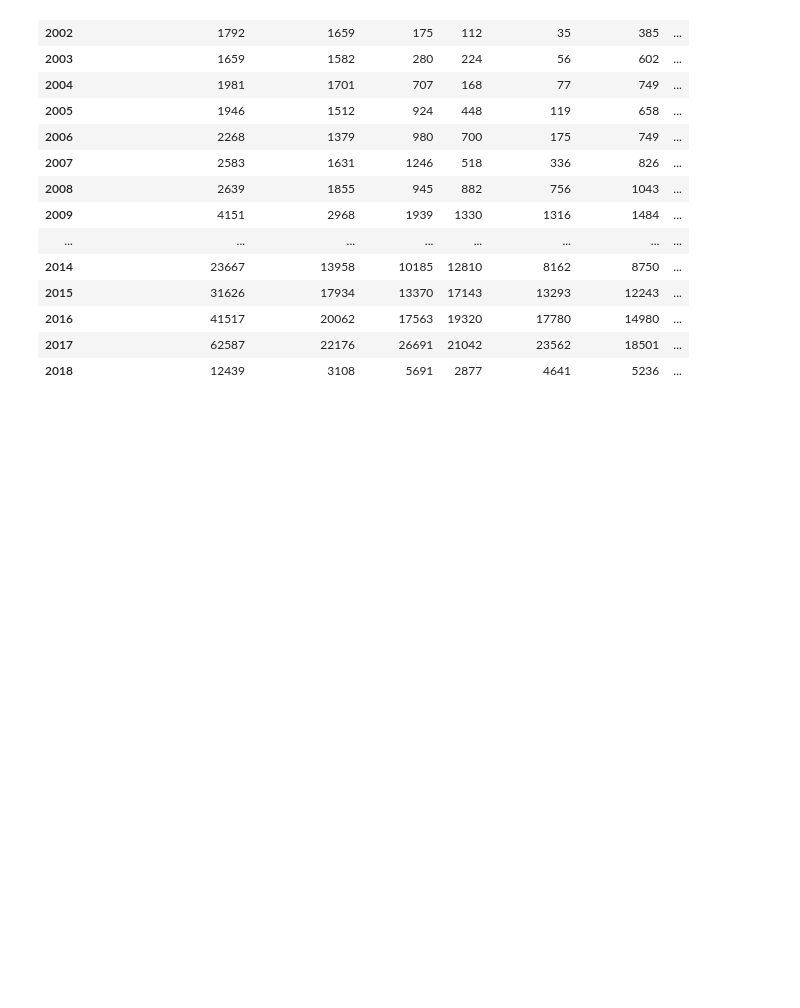
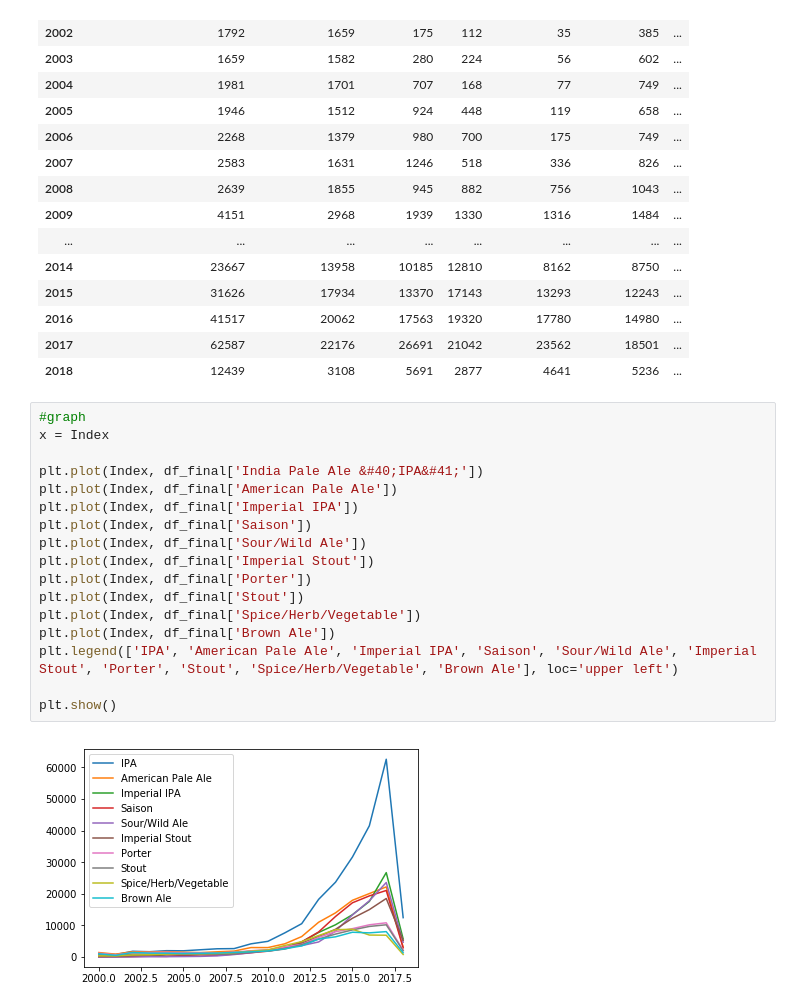
Before and after one commit to TomDonoghue/Pr_084, a Jupyter notebook: jose-notebook.ipynb, the cells around one changed output. Cells and saved outputs as stored; diff of their text form; blank space fills up the shorter version.

Commit message:
graphs

```diff
--- a/jose-notebook.ipynb
+++ b/jose-notebook.ipynb
@@ -84,3 +96,22 @@ df_final
 | 2016 | 41517 | 20062 | 17563 | 19320 | 17780 | 14980 | ... |
 | 2017 | 62587 | 22176 | 26691 | 21042 | 23562 | 18501 | ... |
 | 2018 | 12439 | 3108 | 5691 | 2877 | 4641 | 5236 | ... |
+# %%
+#graph
+x = Index
+
+plt.plot(Index, df_final['India Pale Ale &#40;IPA&#41;'])
+plt.plot(Index, df_final['American Pale Ale'])
+plt.plot(Index, df_final['Imperial IPA'])
+plt.plot(Index, df_final['Saison'])
+plt.plot(Index, df_final['Sour/Wild Ale'])
+plt.plot(Index, df_final['Imperial Stout'])
+plt.plot(Index, df_final['Porter'])
+plt.plot(Index, df_final['Stout'])
+plt.plot(Index, df_final['Spice/Herb/Vegetable'])
+plt.plot(Index, df_final['Brown Ale'])
+plt.legend(['IPA', 'American Pale Ale', 'Imperial IPA', 'Saison', 'Sour/Wild Ale', 'Imperial Stout', 'Porter', 'Stout', 'Spice/Herb/Vegetable', 'Brown Ale'], loc='upper left')
+
+plt.show()
+# %% [output]
+[figure, added]
```
Also changed, not shown: parts of 3 cells of this notebook.
